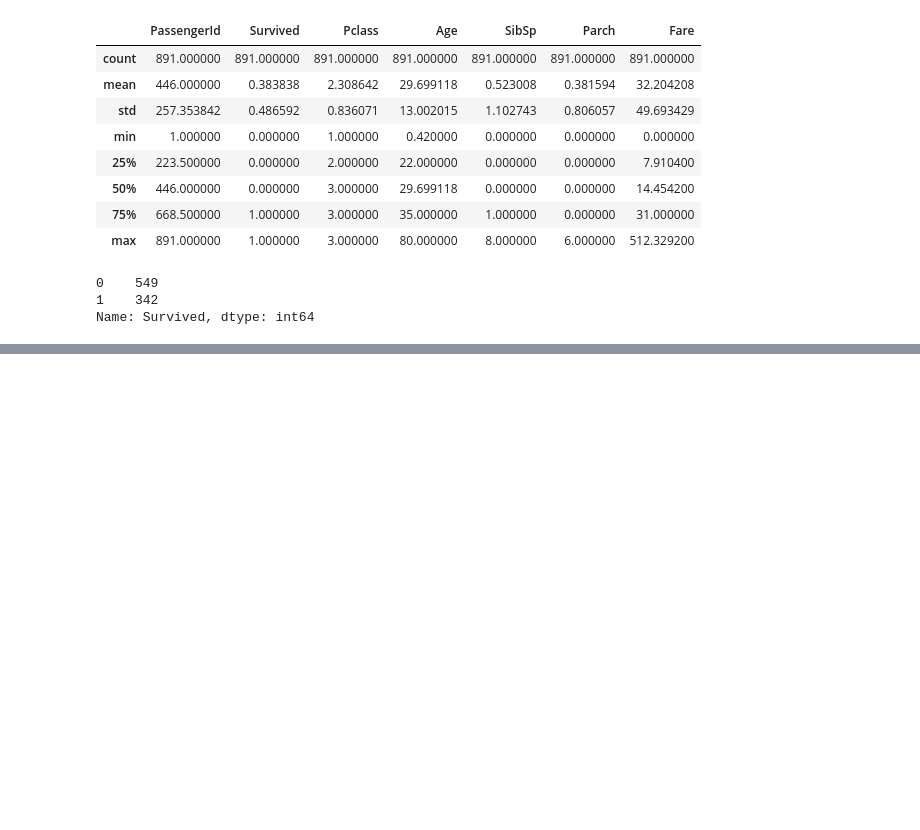
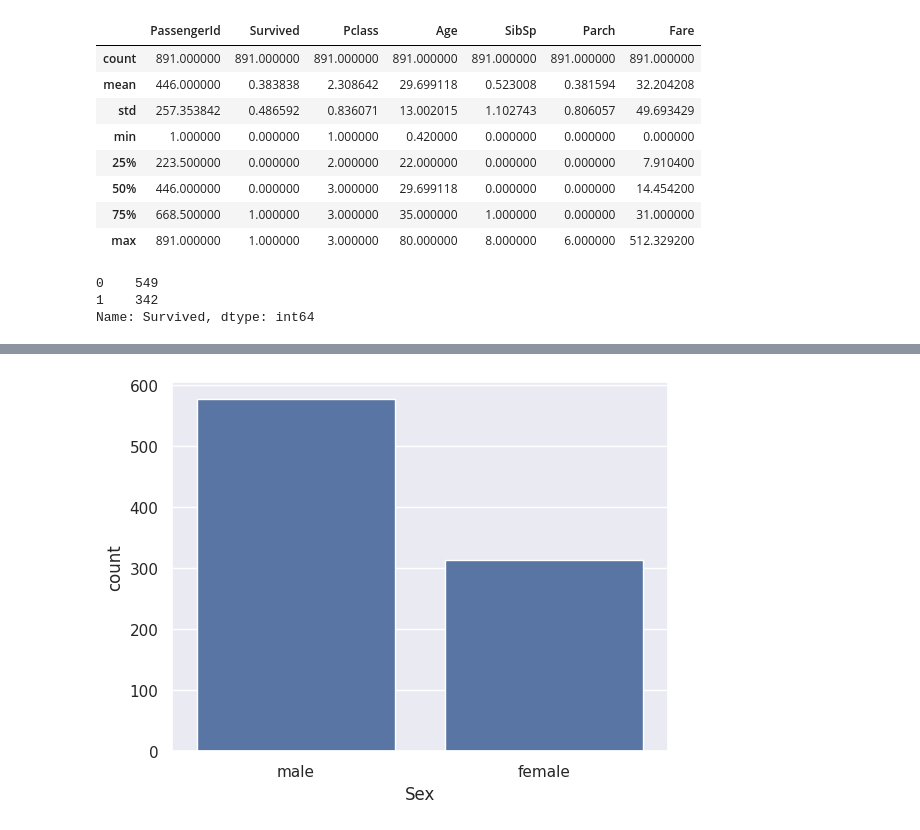
Before and after one commit to devyanighildiyal/CODSOFT, a Jupyter notebook: Titanic_Survival_Prediction.ipynb, the cells around one changed output, grey strips where cells are left out. Saved outputs shown, nothing was run; the diff lists cells and outputs as text; code cells hidden in the pictures; blank space fills up the shorter version.

```diff
--- a/Titanic_Survival_Prediction.ipynb
+++ b/Titanic_Survival_Prediction.ipynb
@@ -157,0 +165,5 @@ Name: Survived, dtype: int64
+# %%
+sns.countplot(x='Sex', data=t_data)
+plt.show()
+# %% [output]
+[figure, added]
```
Also changed, not shown: parts of 33 cells of this notebook.
